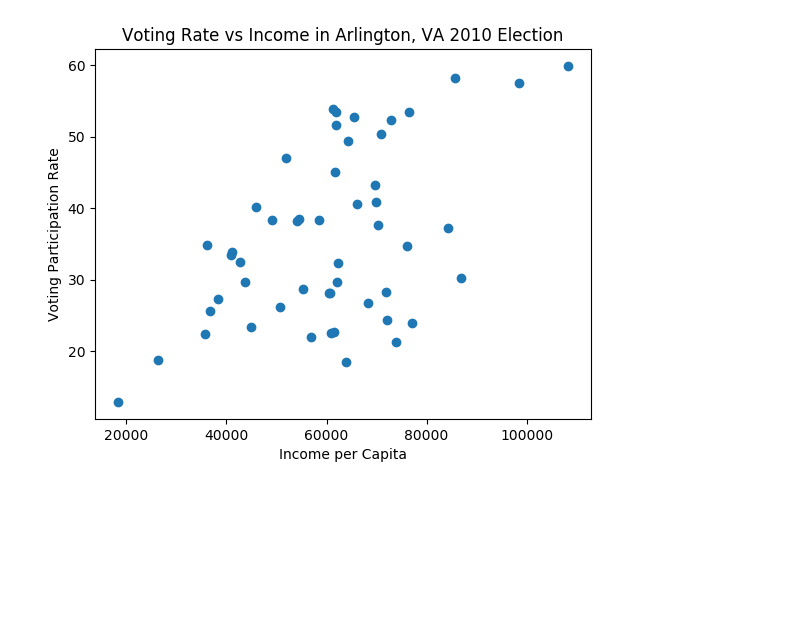
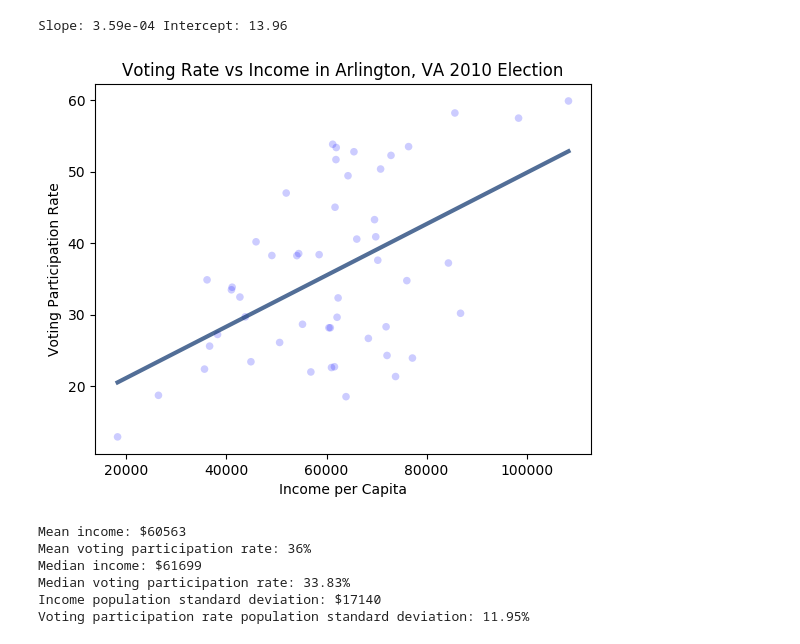
Before and after one commit to jelkner/ggs560, a Jupyter notebook: GGS560 Final Project.ipynb, the cells around one changed output. Saved outputs shown, nothing was run; the diff lists cells and outputs as text; code cells hidden in the pictures; blank space fills up the shorter version.

Commit message:
Add descriptive stats to final proj

```diff
--- a/GGS560 Final Project.ipynb
+++ b/GGS560 Final Project.ipynb
@@ -1,19 +1,43 @@
 # %%
 import pandas as pd
 import matplotlib.pyplot as plt; plt.rcdefaults()
 import numpy as np
+import statistics as stat
+import thinkstats2 as ts
+import thinkplot as tp
 import pickle
 
 data = pd.read_pickle('Data/precinct_data.pkl')
 sd = data.sort_values(by=['income_per_cap'])
 
 income = sd['income_per_cap'].tolist()
 voting = sd['vote_rate'].tolist()
 
-plt.plot(income, voting, 'o')
-plt.xlabel('Income per Capita')
-plt.ylabel('Voting Participation Rate')
-plt.title('Voting Rate vs Income in Arlington, VA 2010 Election')
-plt.show()
+# Save and print the slope and intercept of least squares line
+inter, slope = ts.LeastSquares(income, voting)
+print('Slope: {:0.2e} Intercept: {:0.2f}'.format(slope, inter))
+
+# Plot the best fit line along with the data
+fit_income, fit_voting = ts.FitLine(income, inter, slope)
+tp.Scatter(income, voting)
+tp.Plot(fit_income, fit_voting)
+tp.Show(title='Voting Rate vs Income in Arlington, VA 2010 Election',
+        xlabel='Income per Capita', ylabel='Voting Participation Rate')
 # %% [output]
+Slope: 3.59e-04 Intercept: 13.96
-[figure, old version]
+[figure, new version]
+# %%
+# Report descriptive statistics on the data
+print('Mean income: ${}'.format(round(stat.mean(income))))
+print('Mean voting participation rate: {}%'.format(round(stat.mean(voting))))
+print('Median income: ${}'.format(stat.median(income)))
+print('Median voting participation rate: {}%'.format(stat.median(voting)))
+print('Income population standard deviation: ${}'.format(round(stat.pstdev(income))))
+print('Voting participation rate population standard deviation: {:0.2f}%'.format(stat.pstdev(voting)))
+# %% [output]
+Mean income: $60563
+Mean voting participation rate: 36%
+Median income: $61699
+Median voting participation rate: 33.83%
+Income population standard deviation: $17140
+Voting participation rate population standard deviation: 11.95%
```
Also changed, not shown: parts of 1 cell of this notebook.
